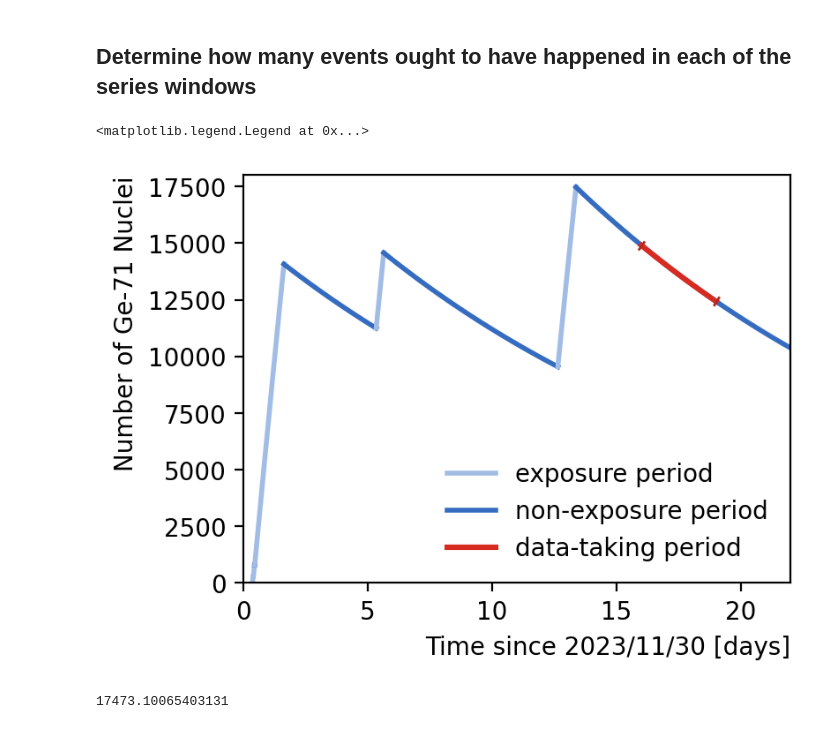
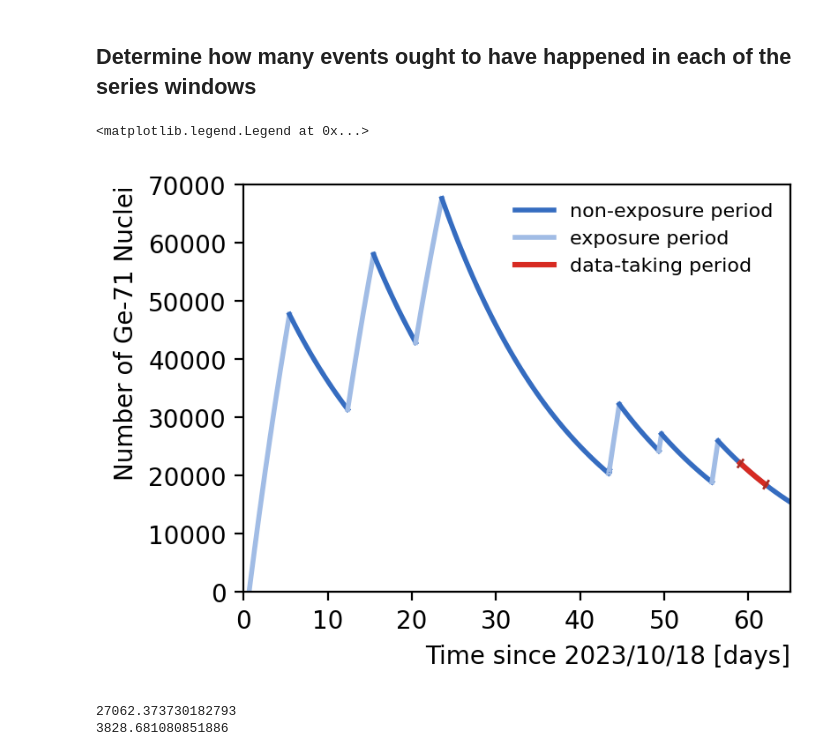
Before and after one commit to perry5334/CDMS, a Jupyter notebook: notebooks/CUTE/Ge71_Lines/Ge71_Activation_Lines_Data.ipynb, the cells around one changed output. Cells and saved outputs as stored; diff of their text form; code cells hidden in the pictures.

```diff
--- a/notebooks/CUTE/Ge71_Lines/Ge71_Activation_Lines_Data.ipynb
+++ b/notebooks/CUTE/Ge71_Lines/Ge71_Activation_Lines_Data.ipynb
@@ -389,12 +382,12 @@ Ge71_lambda = 1 / Ge71_lifetime
 # %%
 activity    = 37000                                                # activity of Cf252 at reference time; given in Hz
 t_ref       = datetime.datetime(2020, 3, 15, 00, 0).timestamp()    # reference time of nominal activity; Unix time
-sf_prob     = 0.031                                                # spontaneous fission probability
-n_per_sf    = 3.7                                                  # neutrons emitted per spontaneous fission
-activ_per_n = 8491e-8                                              # Ge activations per neutron emitted; found using sourcesim w/ CUTE geometry
+#sf_prob     = 0.031                                                # spontaneous fission probability
+#n_per_sf    = 3.7                                                  # neutrons emitted per spontaneous fission
+activ_prob = 9208e-9                                              # Ge activations per neutron emitted; found using sourcesim w/ CUTE geometry
 
 # rate of Ge activation during exposure
-GeActivRate = activity * sf_prob * n_per_sf * activ_per_n # activations / second
+GeActivRate = activity * activ_prob # activations / second
 # %%
 # find total activations with N = int[ A exp( -lambda_Cf252 (t + t0) ) * exp(-lambda_Ge71 (T - t) ) ] dt + N0 exp(-lambda_Ge71 T)
 def integrate_activations(N, T, t0):
@@ -428,83 +425,86 @@ datataking_start = datetime.datetime(2023, 12, 16, 0, 0, 0).timestamp()
 datataking_end = datetime.datetime(2023, 12, 19, 0, 0, 0).timestamp()
 # %%
 s2day = 1.157e-5
-t_1130 = datetime.datetime(2023, 11, 30, 0, 0, 0).timestamp()
+t_1018 = datetime.datetime(2023, 10, 18, 0, 0, 0).timestamp()
 t_1222 = datetime.datetime(2023, 12, 22, 0, 0, 0).timestamp()
 
 N = 0
-for i in range(5):
+for i in range(8):
     t0      = exposures[i]['t0']
-    t0_next = exposures[i+1]['t0'] if i != 4 else t_1222
+    t0_next = exposures[i+1]['t0'] if i != 7 else t_1222
     dt      = exposures[i]['dt']
     t       = np.arange(t0, t0 + dt, 1)
     activ   = integrate_activations(N, t - t0, t0 - t_ref)
 
-    if i == 0:
-        plt.plot((t - t_1130)*s2day, activ, color = 'C0', lw = 2, label = 'exposure period')
+    if i == 7:
+        plt.plot((t - t_1018)*s2day, activ, color = 'C0', lw = 2, label = 'exposure period')
     else:
-        plt.plot((t - t_1130)*s2day, activ, color = 'C0', lw = 2)
+        plt.plot((t - t_1018)*s2day, activ, color = 'C0', lw = 2)
 
     N0 = activ[-1]
     delta_t = np.linspace(0, t0_next - t[-1], 101)
 
     if i == 0:
-        plt.plot((t0 + dt + delta_t - t_1130)*s2day, N0 * np.exp(-Ge71_lambda * delta_t), color = 'C2', lw = 2, label = 'non-exposure period')
+        plt.plot((t0 + dt + delta_t - t_1018)*s2day, N0 * np.exp(-Ge71_lambda * delta_t), color = 'C2', lw = 2, label = 'non-exposure period')
     else:
-        plt.plot((t0 + dt + delta_t - t_1130)*s2day, N0 * np.exp(-Ge71_lambda * delta_t), color = 'C2', lw = 2)
+        plt.plot((t0 + dt + delta_t - t_1018)*s2day, N0 * np.exp(-Ge71_lambda * delta_t), color = 'C2', lw = 2)
     N = N0 * np.exp(-Ge71_lambda * delta_t)[-1]
 
-    if i == 4:
+    if i == 7:
 
-        datataking_t = np.linspace(datataking_start - t_1130, datataking_end - t_1130, 100)*s2day
-        datataking_N = np.interp(datataking_t, (t0 + dt + delta_t - t_1130)*s2day, N0 * np.exp(-Ge71_lambda * delta_t))
+        datataking_t = np.linspace(datataking_start - t_1018, datataking_end - t_1018, 100)*s2day
+        datataking_N = np.interp(datataking_t, (t0 + dt + delta_t - t_1018)*s2day, N0 * np.exp(-Ge71_lambda * delta_t))
 
         plt.plot(datataking_t, datataking_N, color = '#D72B22', lw = 2.2, label = 'data-taking period')
         plt.scatter([datataking_t[0]], [datataking_N[0]], color = '#AA2B22', s = 20, marker=(2, 0, -35), zorder = 1e3)
         plt.scatter([datataking_t[-1]], [datataking_N[-1]], color = '#AA2B22', s = 20, marker=(2, 0, -32), zorder = 1e3)
 
 
-plt.ylim(0, 18000)
-plt.xlim(0, (t_1222 - t_1130) * s2day)
-plt.xlabel('Time since 2023/11/30 [days]')
+plt.ylim(0, 70000)
+plt.xlim(0, (t_1222 - t_1018) * s2day)
+plt.xlabel('Time since 2023/10/18 [days]')
 plt.ylabel('Number of Ge-71 Nuclei')
-plt.legend()
+plt.legend(fontsize = 8)
 # %% [output]
 <matplotlib.legend.Legend at 0x...>
-[figure, old version]
+[figure, new version]
 # %%
 #### starting with 0 nuclei activated ####
 N = 0
 
-#### activate a number of nuclei during zeroth exposure ####
-#### a number of nuclei decay between zeroth and first exposure ####
 N = integrate_activations(N, exposures[0]['dt'], exposures[0]['t0'] - t_ref)
 N = N * np.exp(-Ge71_lambda * (exposures[1]['t0'] - (exposures[0]['t0'] + exposures[0]['dt'])))
 
-#### activate a number of nuclei during first exposure ####
-#### a number of nuclei decay between first and second exposure ####
+N = integrate_activations(N, exposures[0]['dt'], exposures[0]['t0'] - t_ref)
+N = N * np.exp(-Ge71_lambda * (exposures[1]['t0'] - (exposures[0]['t0'] + exposures[0]['dt'])))
+
 N = integrate_activations(N, exposures[1]['dt'], exposures[1]['t0'] - t_ref)
 N = N * np.exp(-Ge71_lambda * (exposures[2]['t0'] - (exposures[1]['t0'] + exposures[1]['dt'])))
 
-#### activate a number of nuclei during second exposure ####
-#### a number of nuclei decay between second and third exposure ####
 N = integrate_activations(N, exposures[2]['dt'], exposures[2]['t0'] - t_ref)
 N = N * np.exp(-Ge71_lambda * (exposures[3]['t0'] - (exposures[2]['t0'] + exposures[2]['dt'])))
 
-#### activate a number of nuclei during third exposure ####
-#### a number of nuclei decay between third and fourth exposure ####
 N = integrate_activations(N, exposures[3]['dt'], exposures[3]['t0'] - t_ref)
 N = N * np.exp(-Ge71_lambda * (exposures[4]['t0'] - (exposures[3]['t0'] + exposures[3]['dt'])))
 
-#### activate a number of nuclei during fourth exposure ####
-#### a number of nuclei decay between fourth exposure and start of data-taking ####
 N = integrate_activations(N, exposures[4]['dt'], exposures[4]['t0'] - t_ref)
+N = N * np.exp(-Ge71_lambda * (exposures[5]['t0'] - (exposures[4]['t0'] + exposures[4]['dt'])))
+
+N = integrate_activations(N, exposures[5]['dt'], exposures[5]['t0'] - t_ref)
+N = N * np.exp(-Ge71_lambda * (exposures[6]['t0'] - (exposures[5]['t0'] + exposures[5]['dt'])))
+
+N = integrate_activations(N, exposures[6]['dt'], exposures[6]['t0'] - t_ref)
+N = N * np.exp(-Ge71_lambda * (exposures[7]['t0'] - (exposures[6]['t0'] + exposures[6]['dt'])))
+
+N = integrate_activations(N, exposures[7]['dt'], exposures[7]['t0'] - t_ref)
 print(N)
-#N_start = N * np.exp(-Ge71_lambda * (datataking_start - (exposures[4]['t0'] + exposures[4]['dt'])))
-#N_end = N * np.exp(-Ge71_lambda * (datataking_end - (exposures[4]['t0'] + exposures[4]['dt'])))
+N_start = N * np.exp(-Ge71_lambda * (datataking_start - (exposures[7]['t0'] + exposures[7]['dt'])))
+N_end = N * np.exp(-Ge71_lambda * (datataking_end - (exposures[7]['t0'] + exposures[7]['dt'])))
 
-#print(N_start - N_end)
+print(N_start - N_end)
 # %% [output]
-17473.10065403131
+27062.373730182793
+3828.681080851886
 # %%
 N_tot = 0
 for sn in np.unique(df_rqs['SeriesNumber']):
```
Also changed, not shown: parts of 7 cells of this notebook, 7 other files.
